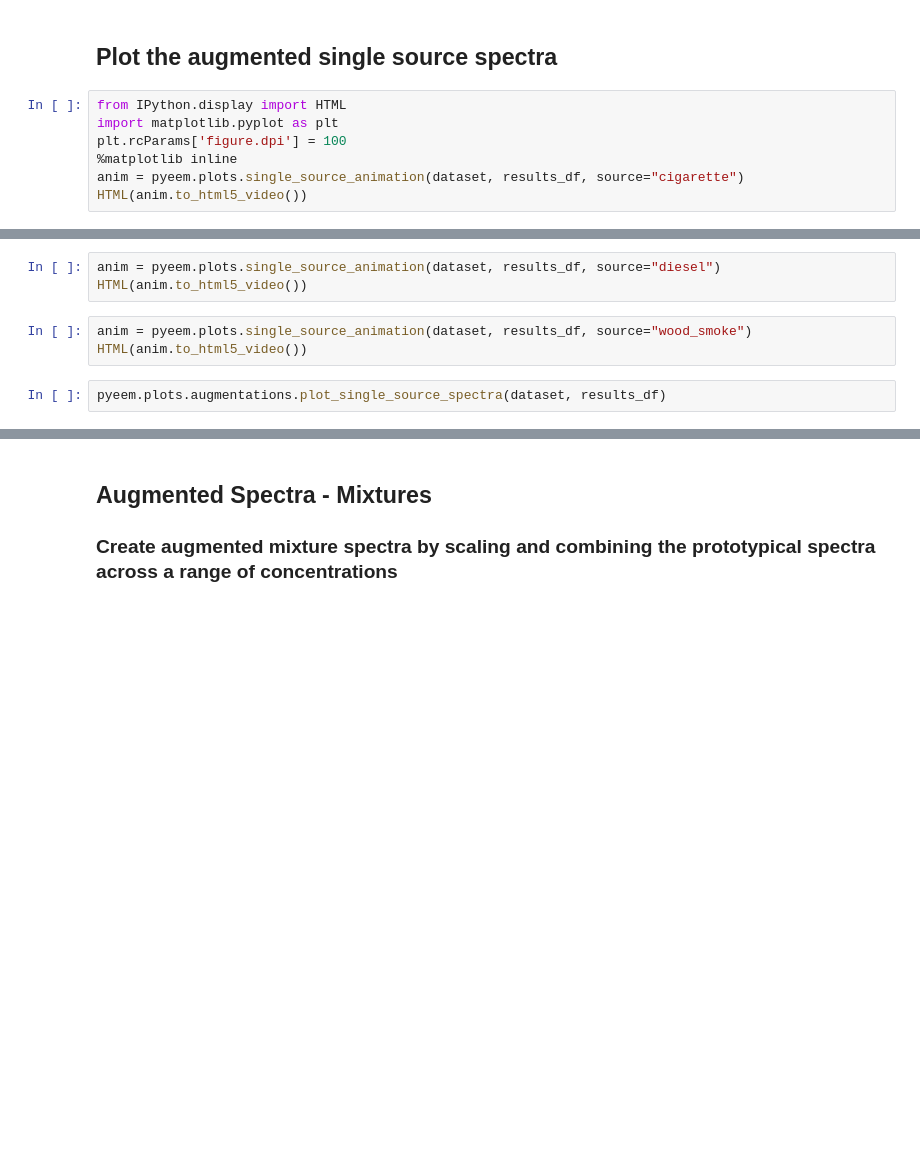
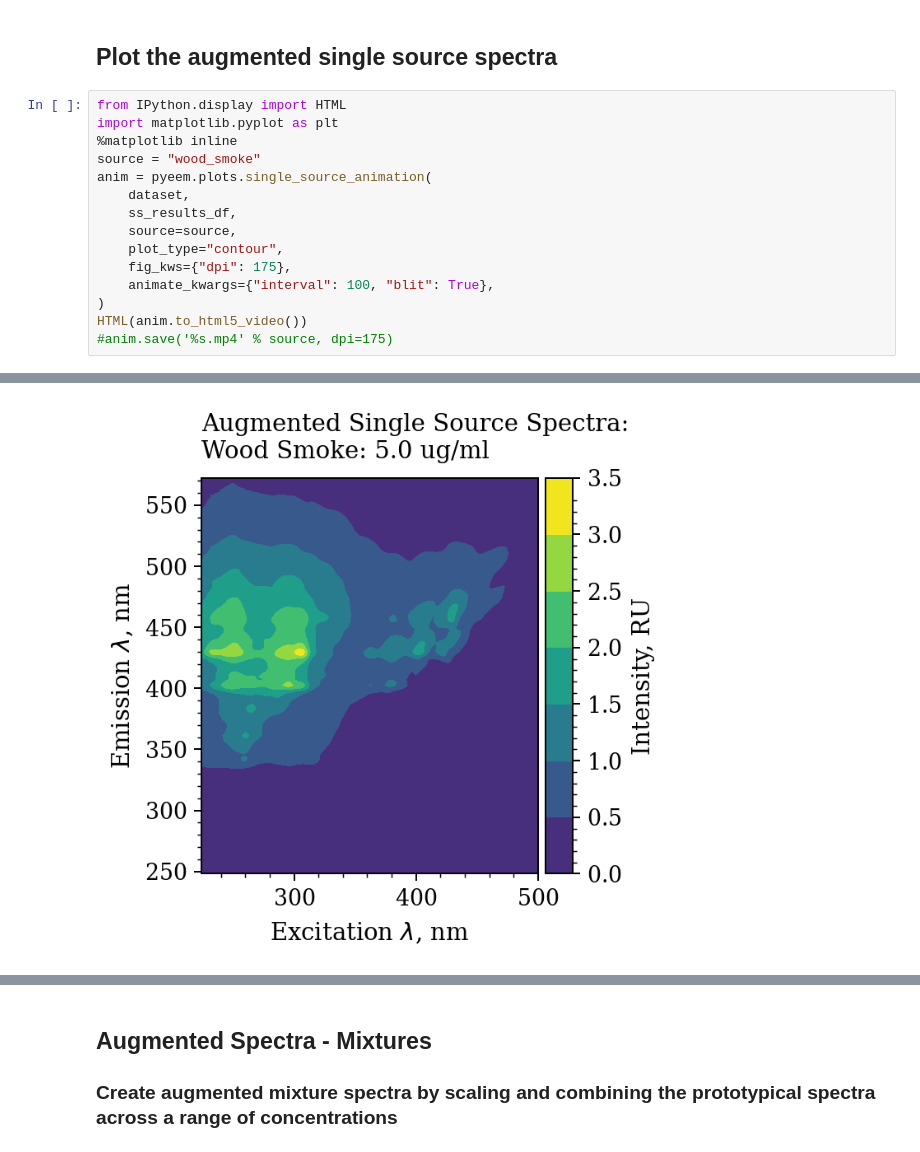
Before and after one commit to drewmee/PyEEM, a Jupyter notebook: examples/pyeem_tutorial.ipynb, the cells around one changed output, grey strips where cells are left out. Drawn from its saved outputs; the diff is of its cells as text; blank space fills up the shorter version.

```diff
--- a/examples/pyeem_tutorial.ipynb
+++ b/examples/pyeem_tutorial.ipynb
@@ -605,7 +734,16 @@ results_df = pyeem.augmentation.create_single_source_spectra(
 # %%
 from IPython.display import HTML
 import matplotlib.pyplot as plt
-plt.rcParams['figure.dpi'] = 100
 %matplotlib inline
-anim = pyeem.plots.single_source_animation(dataset, results_df, source="cigarette")
+source = "wood_smoke"
+anim = pyeem.plots.single_source_animation(
+    dataset,
+    ss_results_df,
+    source=source,
+    plot_type="contour",
+    fig_kws={"dpi": 175},
+    animate_kwargs={"interval": 100, "blit": True},
+)
 HTML(anim.to_html5_video())
+#anim.save('%s.mp4' % source, dpi=175)
+# %% [output]
@@ -612,8 +751 @@ HTML(anim.to_html5_video())
+[figure, added]
-# %%
-anim = pyeem.plots.single_source_animation(dataset, results_df, source="diesel")
-HTML(anim.to_html5_video())
-# %%
-anim = pyeem.plots.single_source_animation(dataset, results_df, source="wood_smoke")
-HTML(anim.to_html5_video())
-# %%
-pyeem.plots.augmentations.plot_single_source_spectra(dataset, results_df)
```
Also changed, not shown: parts of 20 cells of this notebook, 9 other files.
